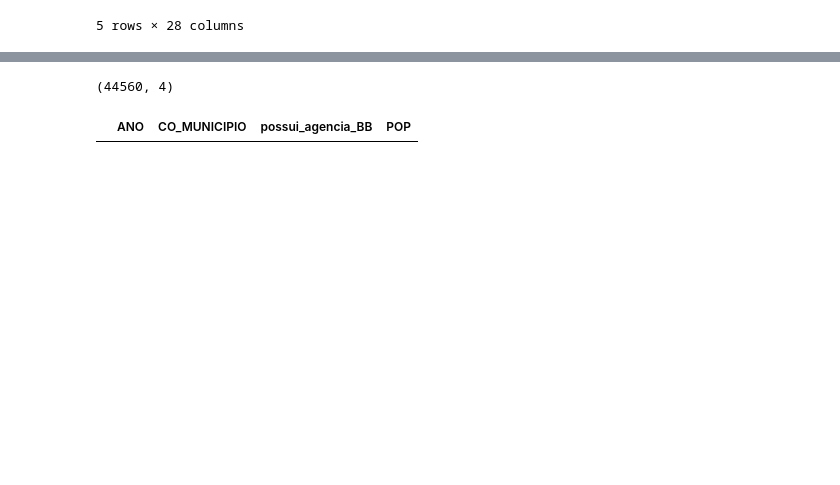
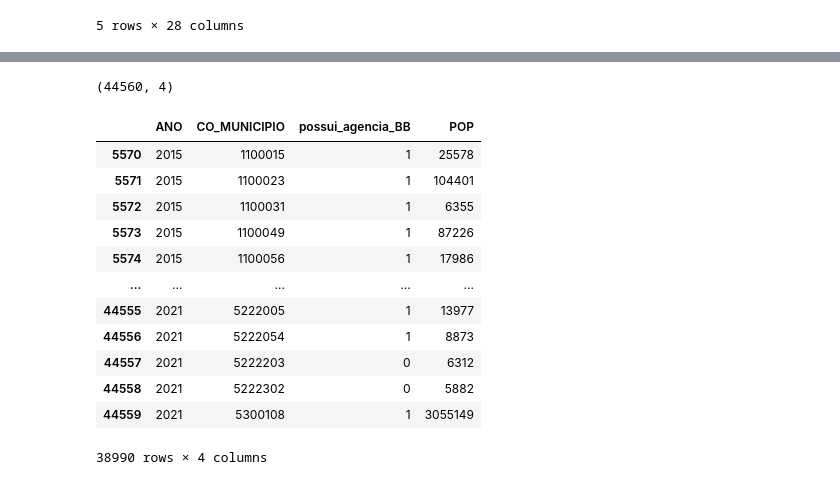
Before and after one commit to Fernandateireis/pol_edu, a Jupyter notebook: notebooks/pre-processing-merge.ipynb, the cells around one changed output, grey strips where cells are left out. Drawn from its saved outputs; the diff is of its cells as text; code cells hidden in the pictures; blank space fills up the shorter version.

```diff
--- a/notebooks/pre-processing-merge.ipynb
+++ b/notebooks/pre-processing-merge.ipynb
@@ -198,13 +228,27 @@ dtype: int64
 # %%
 banco = pd.read_csv('/home/freitas/Downloads/internet2/data/ag_demo_2014_2020.csv',sep=';',encoding='latin1')
 banco2021 = pd.read_csv('/home/freitas/Downloads/internet2/data/ag_demo_2021.csv',sep=';',encoding='latin1')
 banco = pd.concat([banco,banco2021],ignore_index=True)
 banco.rename(columns={'ano':'ANO','CodMun':"CO_MUNICIPIO","POP.EST":"POP"},inplace=True)
 banco = banco[['ANO','CO_MUNICIPIO','possui_agencia_BB','POP']]
 print(banco.shape)
+banco.query('ANO > 2014', inplace=True)
+banco
 # %% [output]
 (44560, 4)
 |  | ANO | CO_MUNICIPIO | possui_agencia_BB | POP |
+| 5570 | 2015 | 1100015 | 1 | 25578 |
+| 5571 | 2015 | 1100023 | 1 | 104401 |
+| 5572 | 2015 | 1100031 | 1 | 6355 |
+| 5573 | 2015 | 1100049 | 1 | 87226 |
+| 5574 | 2015 | 1100056 | 1 | 17986 |
+| ... | ... | ... | ... | ... |
+| 44555 | 2021 | 5222005 | 1 | 13977 |
+| 44556 | 2021 | 5222054 | 1 | 8873 |
+| 44557 | 2021 | 5222203 | 0 | 6312 |
+| 44558 | 2021 | 5222302 | 0 | 5882 |
+| 44559 | 2021 | 5300108 | 1 | 3055149 |
+38990 rows × 4 columns
 # %%
 merge_iex_censo_banco = pd.merge(merge_iex_censo, banco, on = ['ANO','CO_MUNICIPIO'], how='left')
 print(merge_iex_censo_banco.shape)
```
Also changed, not shown: parts of 26 cells of this notebook.
